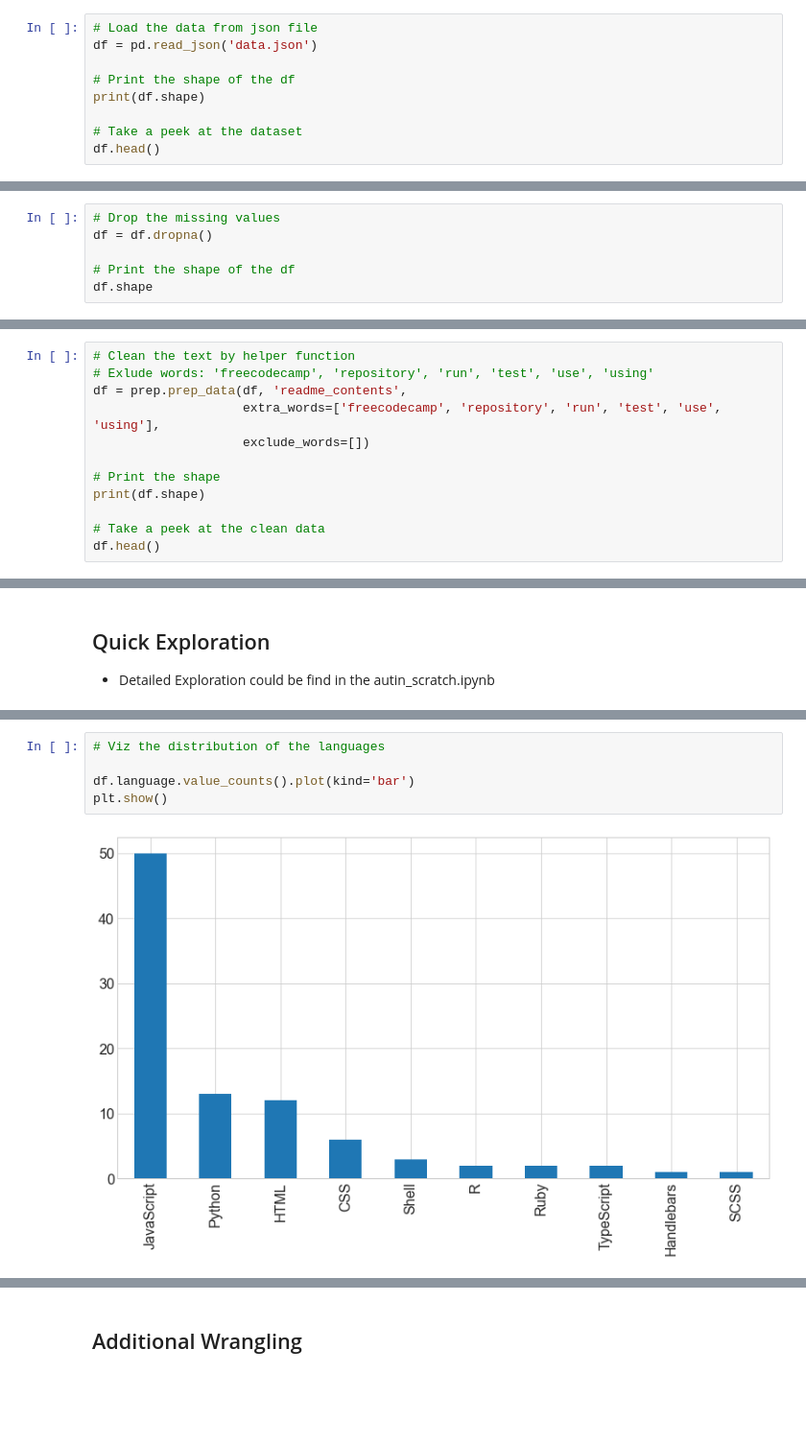
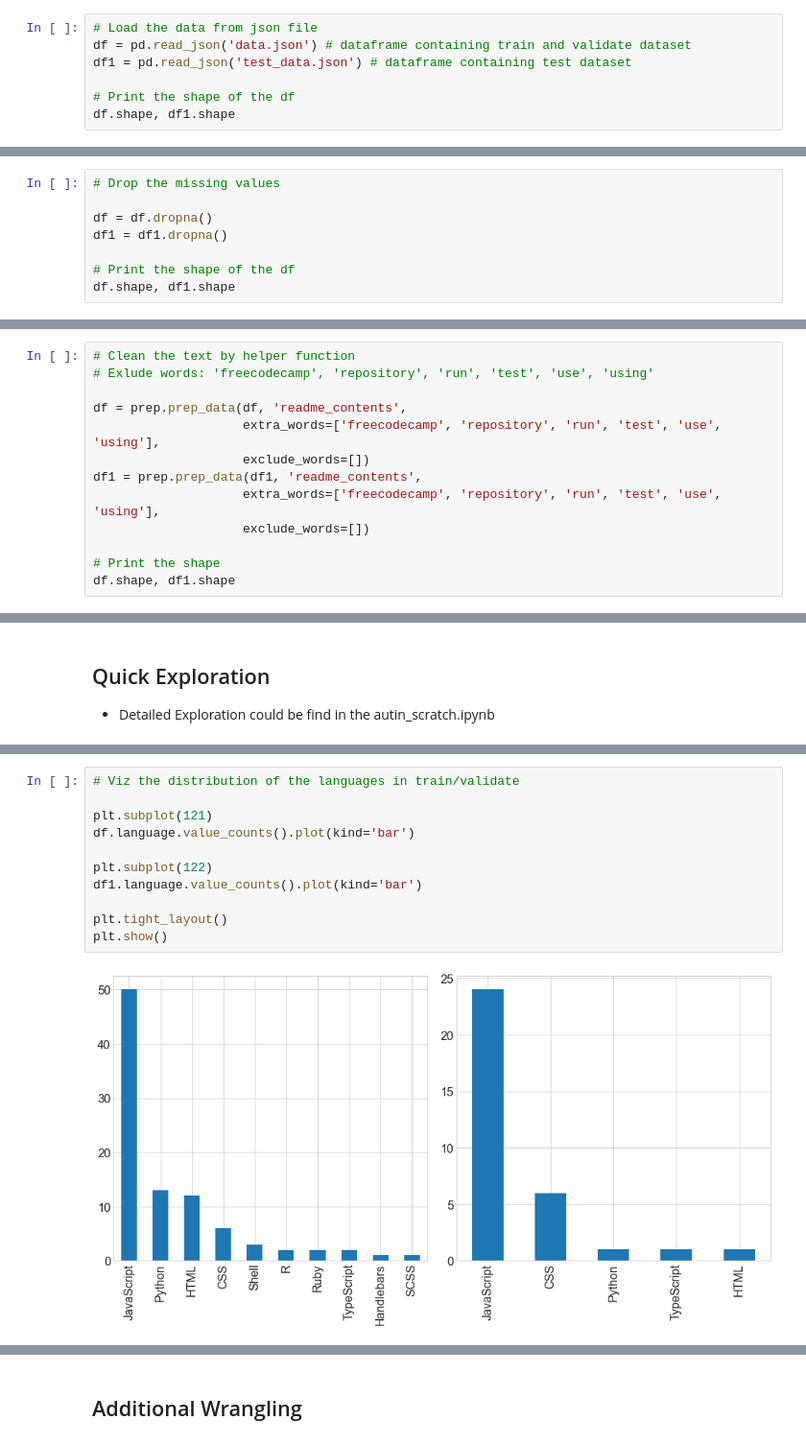
Before and after one commit to AAranda10/nlp-project, a Jupyter notebook: shi_scratch.ipynb, the cells around one changed output, grey strips where cells are left out. Shown at 96% size. Saved outputs shown, nothing was run; the diff lists cells and outputs as text; blank space fills up the shorter version.

```diff
--- a/shi_scratch.ipynb
+++ b/shi_scratch.ipynb
@@ -36,11 +36,9 @@ plt.rc('font', size=16)
 ## Acquire FreeCodeCamp README Dataset
 # %%
 # Load the data from json file
-df = pd.read_json('data.json')
+df = pd.read_json('data.json') # dataframe containing train and validate dataset
+df1 = pd.read_json('test_data.json') # dataframe containing test dataset
 
 # Print the shape of the df
-print(df.shape)
-
-# Take a peek at the dataset
-df.head()
+df.shape, df1.shape
 # %% [output]
@@ -73,8 +93,10 @@ memory usage: 3.3+ KB
 ## Wrangle README Datasets
 # %%
 # Drop the missing values
+
 df = df.dropna()
+df1 = df1.dropna()
 
 # Print the shape of the df
-df.shape
+df.shape, df1.shape
 # %% [output]
@@ -82,13 +104,14 @@ df.shape
 # %%
 # Clean the text by helper function
 # Exlude words: 'freecodecamp', 'repository', 'run', 'test', 'use', 'using'
+
 df = prep.prep_data(df, 'readme_contents',
+                    extra_words=['freecodecamp', 'repository', 'run', 'test', 'use', 'using'],
+                    exclude_words=[])
+df1 = prep.prep_data(df1, 'readme_contents',
                     extra_words=['freecodecamp', 'repository', 'run', 'test', 'use', 'using'],
                     exclude_words=[])
 
 # Print the shape
-print(df.shape)
-
-# Take a peek at the clean data
-df.head()
+df.shape, df1.shape
 # %% [output]
@@ -137,9 +178,15 @@ Name: language, dtype: float64
 # %%
-# Viz the distribution of the languages
+# Viz the distribution of the languages in train/validate
 
+plt.subplot(121)
 df.language.value_counts().plot(kind='bar')
+
+plt.subplot(122)
+df1.language.value_counts().plot(kind='bar')
+
+plt.tight_layout()
 plt.show()
 # %% [output]
-[figure, old version]
+[figure, new version]
 # %% [markdown]
 **Takeaways**
```
Also changed, not shown: parts of 51 cells of this notebook.
